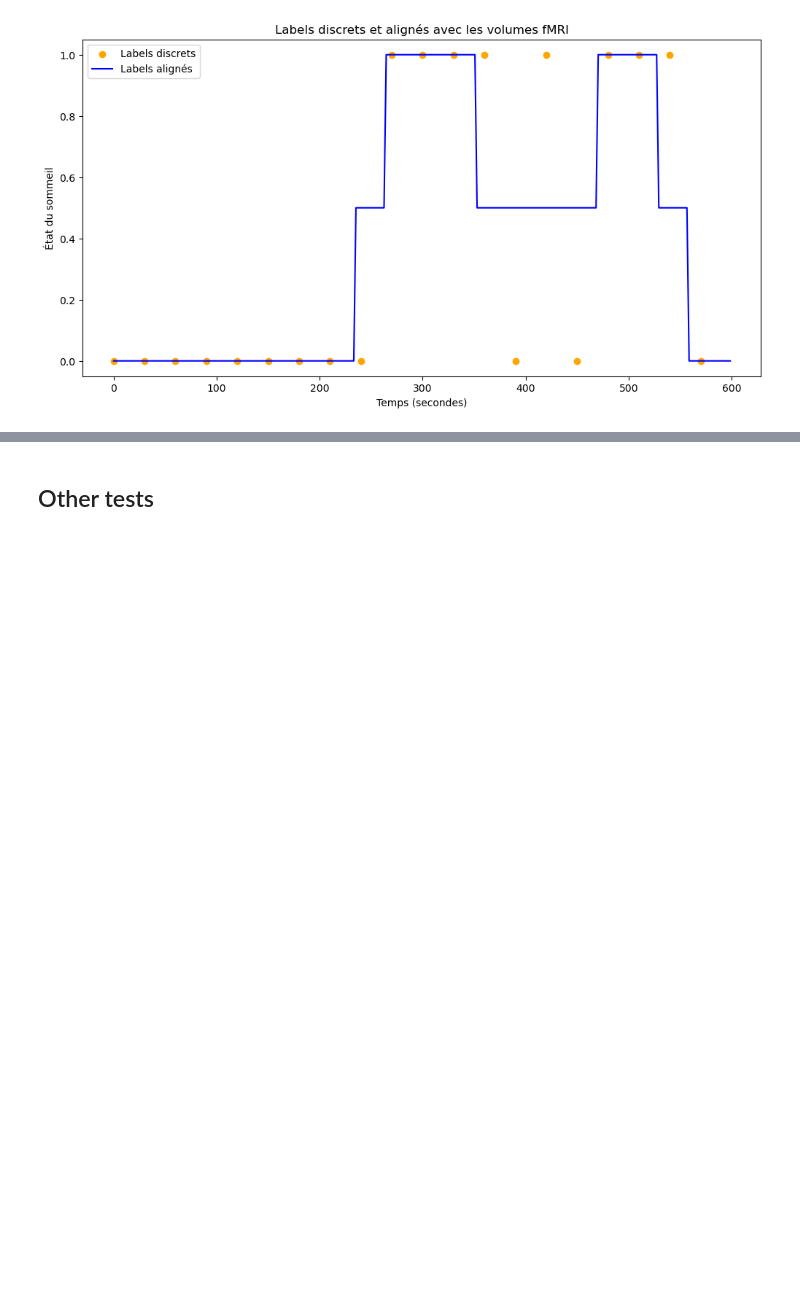
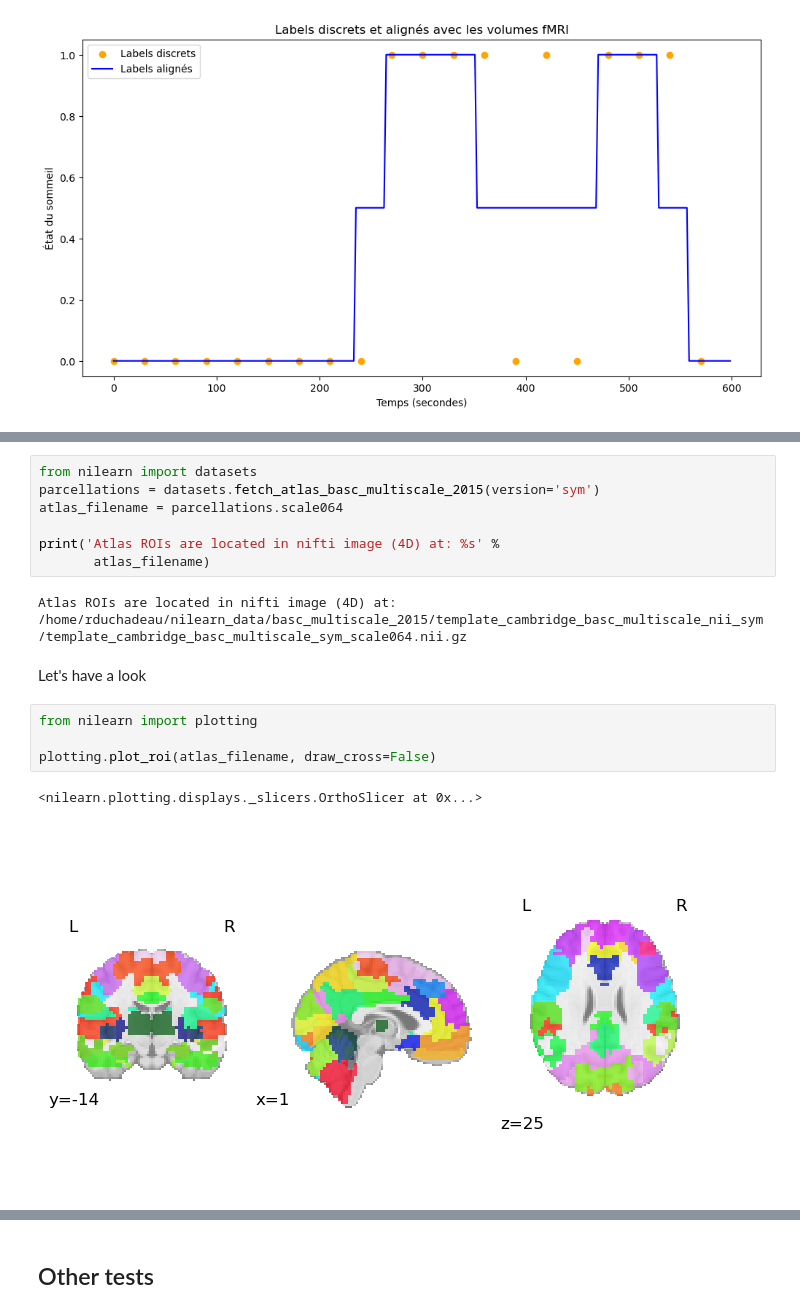
Before and after one commit to brainhack-school2024/duchadeau_project, a Jupyter notebook: Exploration_dataset.ipynb, the cells around one changed output, grey strips where cells are left out. Drawn from its saved outputs; the diff is of its cells as text; blank space fills up the shorter version.

```diff
--- a/Exploration_dataset.ipynb
+++ b/Exploration_dataset.ipynb
@@ -411,0 +580,18 @@ Labels discrets : [0 0 0 0 0 0 0 0 0 1 1 1 1 0 1 0 1 1 1 0]
+# %%
+from nilearn import datasets
+parcellations = datasets.fetch_atlas_basc_multiscale_2015(version='sym')
+atlas_filename = parcellations.scale064
+
+print('Atlas ROIs are located in nifti image (4D) at: %s' %
+       atlas_filename)
+# %% [output]
+Atlas ROIs are located in nifti image (4D) at: /home/rduchadeau/nilearn_data/basc_multiscale_2015/template_cambridge_basc_multiscale_nii_sym/template_cambridge_basc_multiscale_sym_scale064.nii.gz
+# %% [markdown]
+Let's have a look
+# %%
+from nilearn import plotting
+
+plotting.plot_roi(atlas_filename, draw_cross=False)
+# %% [output]
+<nilearn.plotting.displays._slicers.OrthoSlicer at 0x...>
+[figure, added]
```
Also changed, not shown: parts of 29 cells of this notebook, 2 other files.
